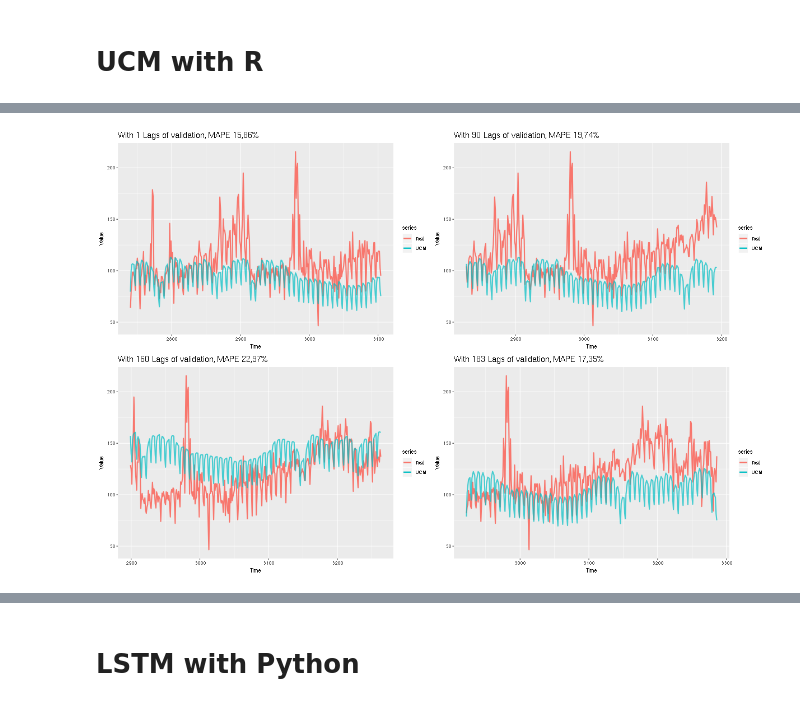
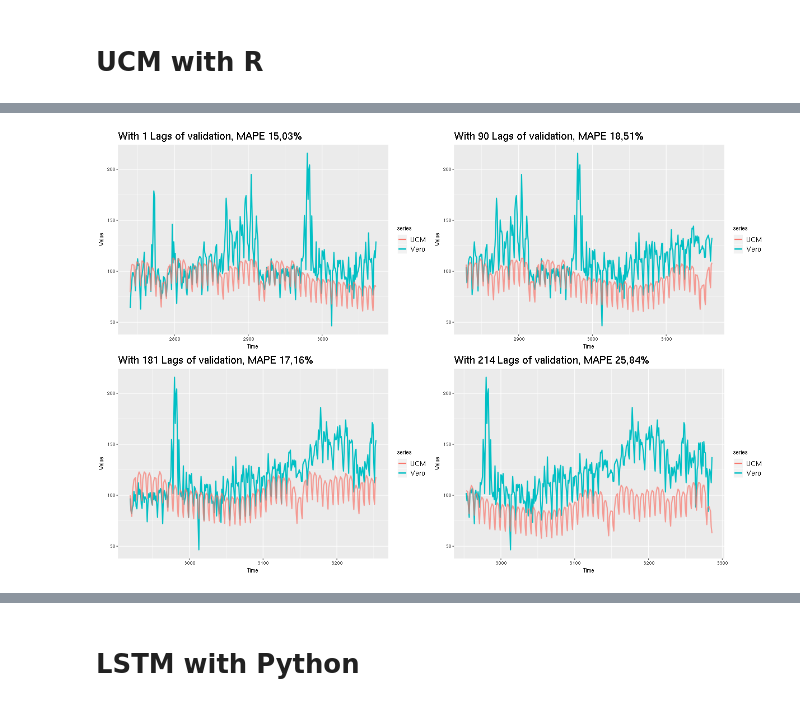
Before and after one commit to pkasela/Time_Series-Project, a Jupyter notebook: Pranav_Kasela_846965.ipynb, the cells around one changed output, grey strips where cells are left out. Cells and saved outputs as stored; diff of their text form; code cells hidden in the pictures.

Commit message:
corrected forecast window

```diff
--- a/Pranav_Kasela_846965.ipynb
+++ b/Pranav_Kasela_846965.ipynb
@@ -479,17 +479,16 @@ autoplot(xts_to_ts(train["2017-01-01/2017-06-30"])) +
 %%R
 
 #i=0
-temp_forecast <- forecast(mod1_reg, h=365, xreg=xreg[(length(train)):(length(train)+364),])
-tot_score_arima <- mean(abs(temp_forecast$mean - validation[1:365])/validation[1:365])
+temp_forecast <- forecast(mod1_reg, h=334, xreg=xreg[(length(train)):(length(train)+333),])
+score <- c(mean(abs(temp_forecast$mean - validation[1:334])/validation[1:334]))
 
-for (i in 1:(length(validation) - 365)){
+for (i in 1:(length(validation) - 334)){
     temp_mod <- Arima(c(train[i:length(train)],validation[1:i]),
                       model=mod1_reg, xreg=xreg[i:(length(train)+i),])
-    temp_forecast <- forecast(temp_mod, h=365, xreg=xreg[(length(train)+i+1):(length(train)+i+364+1),])$mean
-    score <- mean(abs(temp_forecast - validation[(i+1):(i+365)])/validation[(i+1):(i+365)])
-    tot_score_arima <- tot_score_arima + score
+    temp_forecast <- forecast(temp_mod, h=334, xreg=xreg[(length(train)+i+1):(length(train)+i+334),])$mean
+    score <- c(score, mean(abs(temp_forecast - validation[(i+1):(i+334)])/validation[(i+1):(i+334)]))
 }
 
-print(paste0("ARIMA average MAPE:", tot_score_arima/(length(validation) - 365 + 1)))
-arima_score <- tot_score_arima/(length(validation) - 365 + 1)*100
+print(paste0("ARIMA average MAPE:", mean(score)))
+arima_score <- mean(score)
 # %% [output]
@@ -736,82 +745,95 @@ Wall time: 2min 58s
 # %%
 %%R -w 1200 -h 800
 i=1
-data <- c(as.numeric(validation[1:i]), rep(NA, 365))
+data <- c(as.numeric(validation[1:i]), rep(NA, 334))
 temp_mod <- SSModel(data ~ SSMtrend(2, list(fit2$model$Q[1,1,1],fit2$model$Q[2,2,1])) +
                   SSMseasonal(7, fit2$model$Q[3,3,1], "dummy") +
                   SSMseasonal(365, fit2$model$Q[4, 4, 1], "trig",
                               harmonics = 1:24),
                 H = fit2$model$H)
-temp_forecast <- predict(fit2$model, newdata=temp_mod)[(i+1):(i+365)]
-valid <- validation[(i+1):(i+365)]
+temp_forecast <- predict(fit2$model, newdata=temp_mod)[(i+1):(i+334)]
+valid <- validation[(i+1):(i+334)]
 mae <- mean(abs(temp_forecast - valid)/valid)
 
 p1 <- ggplot() +
-        autolayer(xts_to_ts(valid), series="Real",size=1) +
+        autolayer(xts_to_ts(valid), series="Vero",size=1) +
         autolayer(ts(temp_forecast, start=start(xts_to_ts(valid)),
                     frequency=frequency(xts_to_ts(valid))),
                   series="UCM", size=1, alpha=0.7) +
-        xlab("Time") + ylab("Value") + ggtitle(paste0("With ", i, " Lags of validation, MAPE ",round(mae,4)*100,"%"))
+        xlab("Time") + ylab("Value") +
+        ggtitle(paste0("With ", i, " Lags of validation, MAPE ",round(mae,4)*100,"%")) +
+        theme(plot.title=element_text(size=18),
+             legend.text=element_text(size=12))
+
 
 i=90
 
-data <- c(as.numeric(validation[1:i]), rep(NA, 365))
+data <- c(as.numeric(validation[1:i]), rep(NA, 334))
 temp_mod <- SSModel(data ~ SSMtrend(2, list(fit2$model$Q[1,1,1],fit2$model$Q[2,2,1])) +
                   SSMseasonal(7, fit2$model$Q[3,3,1], "dummy") +
                   SSMseasonal(365, fit2$model$Q[4, 4, 1], "trig",
                               harmonics = 1:24),
                 H = fit2$model$H)
-temp_forecast <- predict(fit2$model, newdata=temp_mod)[(i+1):(i+365)]
-valid <- validation[(i+1):(i+365)]
+temp_forecast <- predict(fit2$model, newdata=temp_mod)[(i+1):(i+334)]
+valid <- validation[(i+1):(i+334)]
 mae <- mean(abs(temp_forecast - valid)/valid)
 
 p2 <- ggplot() +
-        autolayer(xts_to_ts(valid), series="Real",size=1) +
+        autolayer(xts_to_ts(valid), series="Vero",size=1) +
         autolayer(ts(temp_forecast, start=start(xts_to_ts(valid)),
                     frequency=frequency(xts_to_ts(valid))),
                   series="UCM", size=1, alpha=0.7) +
-        xlab("Time") + ylab("Value") + ggtitle(paste0("With ", i, " Lags of validation, MAPE ",round(mae,4)*100,"%"))
+        xlab("Time") + ylab("Value") +
+        ggtitle(paste0("With ", i, " Lags of validation, MAPE ",round(mae,4)*100,"%")) +
+        theme(plot.title=element_text(size=18),
+             legend.text=element_text(size=12))
 
-i=160
+i=181
 
-data <- c(as.numeric(validation[1:i]), rep(NA, 365))
+data <- c(as.numeric(validation[1:i]), rep(NA, 334))
 temp_mod <- SSModel(data ~ SSMtrend(2, list(fit2$model$Q[1,1,1],fit2$model$Q[2,2,1])) +
                   SSMseasonal(7, fit2$model$Q[3,3,1], "dummy") +
                   SSMseasonal(365, fit2$model$Q[4, 4, 1], "trig",
                               harmonics = 1:24),
                 H = fit2$model$H)
-temp_forecast <- predict(fit2$model, newdata=temp_mod)[(i+1):(i+365)]
-valid <- validation[(i+1):(i+365)]
+temp_forecast <- predict(fit2$model, newdata=temp_mod)[(i+1):(i+334)]
+valid <- validation[(i+1):(i+334)]
 mae <- mean(abs(temp_forecast - valid)/valid)
 
 p3 <- ggplot() +
-        autolayer(xts_to_ts(valid), series="Real",size=1) +
+        autolayer(xts_to_ts(valid), series="Vero",size=1) +
         autolayer(ts(temp_forecast, start=start(xts_to_ts(valid)),
                     frequency=frequency(xts_to_ts(valid))),
                   series="UCM", size=1, alpha=0.7) +
-        xlab("Time") + ylab("Value") + ggtitle(paste0("With ", i, " Lags of validation, MAPE ",round(mae,4)*100,"%"))
+        xlab("Time") + ylab("Value") +
+        ggtitle(paste0("With ", i, " Lags of validation, MAPE ",round(mae,4)*100,"%")) +
+        theme(plot.title=element_text(size=18),
+             legend.text=element_text(size=12))
 
-i=183
-data <- c(as.numeric(validation[1:i]), rep(NA, 365))
+i=214
+data <- c(as.numeric(validation[1:i]), rep(NA, 334))
 temp_mod <- SSModel(data ~ SSMtrend(2, list(fit2$model$Q[1,1,1],fit2$model$Q[2,2,1])) +
                   SSMseasonal(7, fit2$model$Q[3,3,1], "dummy") +
                   SSMseasonal(365, fit2$model$Q[4, 4, 1], "trig",
                               harmonics = 1:24),
                 H = fit2$model$H)
-temp_forecast <- predict(fit2$model, newdata=temp_mod)[(i+1):(i+365)]
-valid <- validation[(i+1):(i+365)]
+temp_forecast <- predict(fit2$model, newdata=temp_mod)[(i+1):(i+334)]
+valid <- validation[(i+1):(i+334)]
 mae <- mean(abs(temp_forecast - valid)/valid)
 
 p4 <- ggplot() +
-        autolayer(xts_to_ts(valid), series="Real",size=1) +
+        autolayer(xts_to_ts(valid), series="Vero",size=1) +
         autolayer(ts(temp_forecast, start=start(xts_to_ts(valid)),
                     frequency=frequency(xts_to_ts(valid))),
                   series="UCM", size=1, alpha=0.7) +
-        xlab("Time") + ylab("Value") + ggtitle(paste0("With ", i, " Lags of validation, MAPE ",round(mae,4)*100,"%"))
+        xlab("Time") + ylab("Value") +
+        ggtitle(paste0("With ", i, " Lags of validation, MAPE ",round(mae,4)*100,"%")) +
+        theme(plot.title=element_text(size=18),
+             legend.text=element_text(size=12))
 
 gridExtra::grid.arrange(p1, p2, p3, p4, nrow = 2)
 # %% [output]
-[figure, old version]
+[figure, new version]
 # %%
 %%R
 #in training:
```
Also changed, not shown: parts of 54 cells of this notebook, 14 other files.
